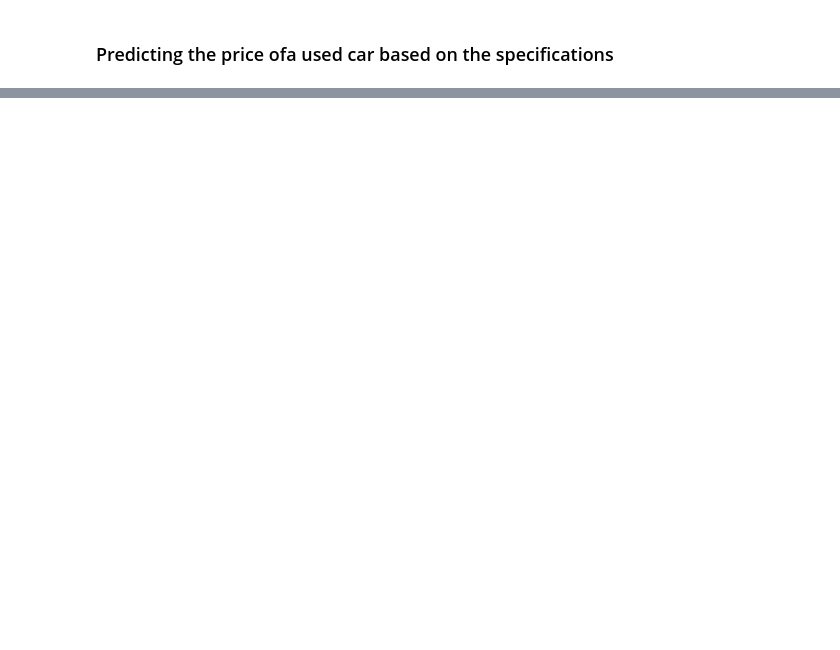
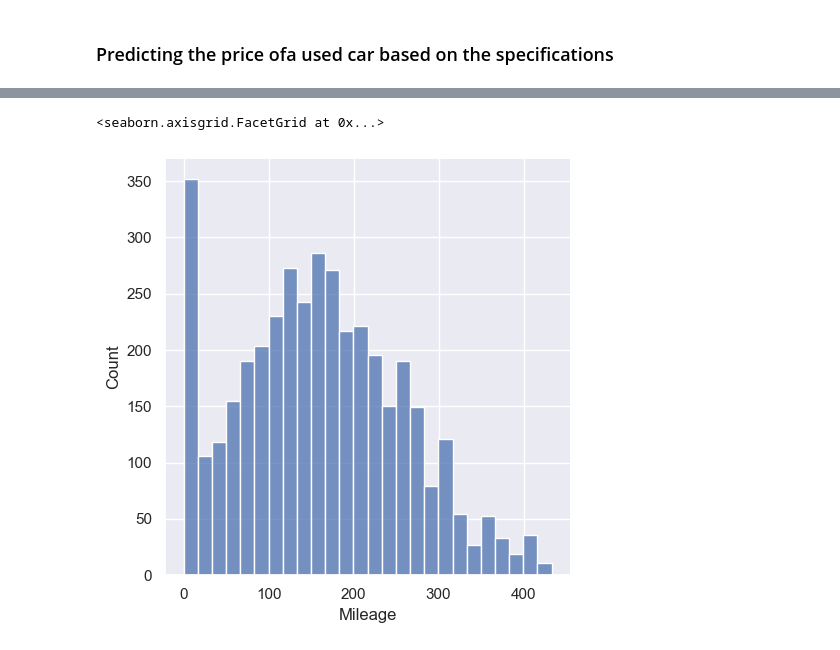
Before and after one commit to BenjaminDWood/car_sales, a Jupyter notebook: car_sales_preprocessing.ipynb, the cells around one changed output, grey strips where cells are left out. Cells and saved outputs as stored; diff of their text form; code cells hidden in the pictures; blank space fills up the shorter version.

```diff
--- a/car_sales_preprocessing.ipynb
+++ b/car_sales_preprocessing.ipynb
@@ -40,2 +57,4 @@ df['Price'].isna().count()
 # %% [markdown]
 ### Predicting the price ofa used car based on the specifications
+# %%
+df = df.drop(columns='Model')
@@ -41,0 +141,4 @@ df['Price'].isna().count()
+# %%
+q = df['Mileage'].quantile(.99)
+df_mout = df_mout[df_mout['Mileage']<q]
+df_mout.describe()
@@ -41,0 +164,5 @@ df['Price'].isna().count()
+# %%
+sns.displot(df_mout['Mileage'])
+# %% [output]
+<seaborn.axisgrid.FacetGrid at 0x...>
+[figure, added]
```
Also changed, not shown: parts of 32 cells of this notebook.
